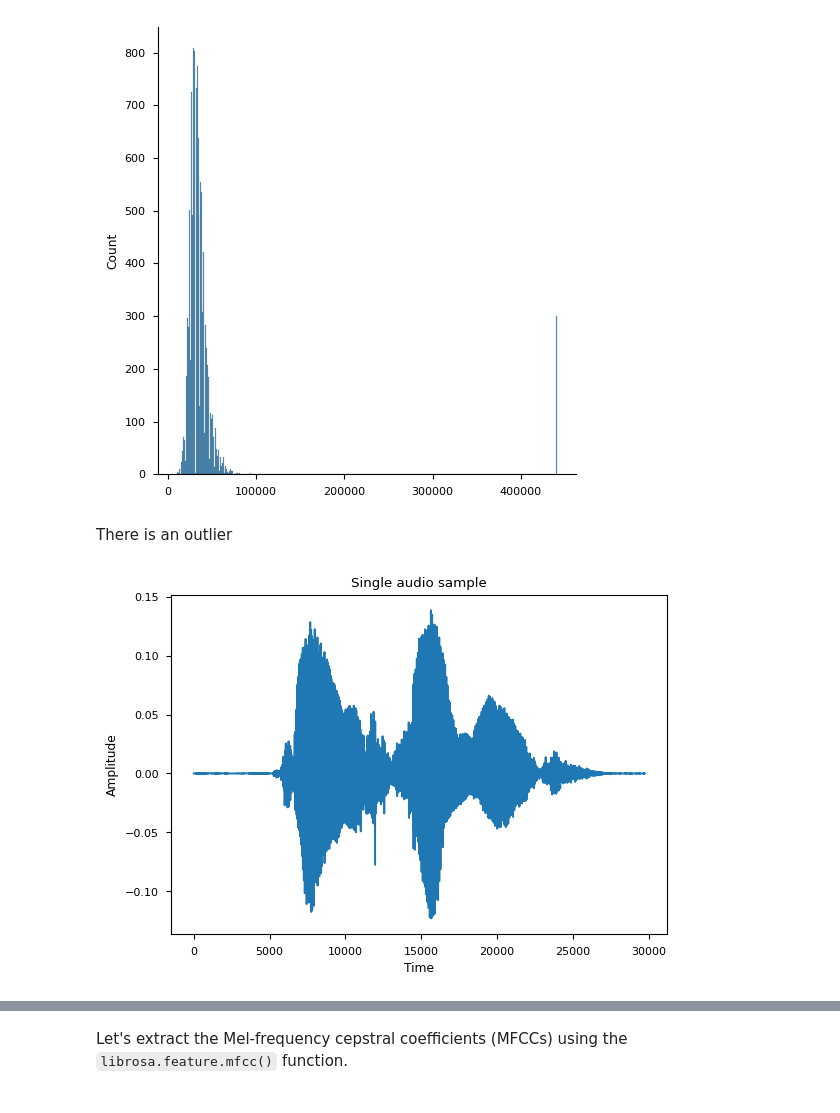
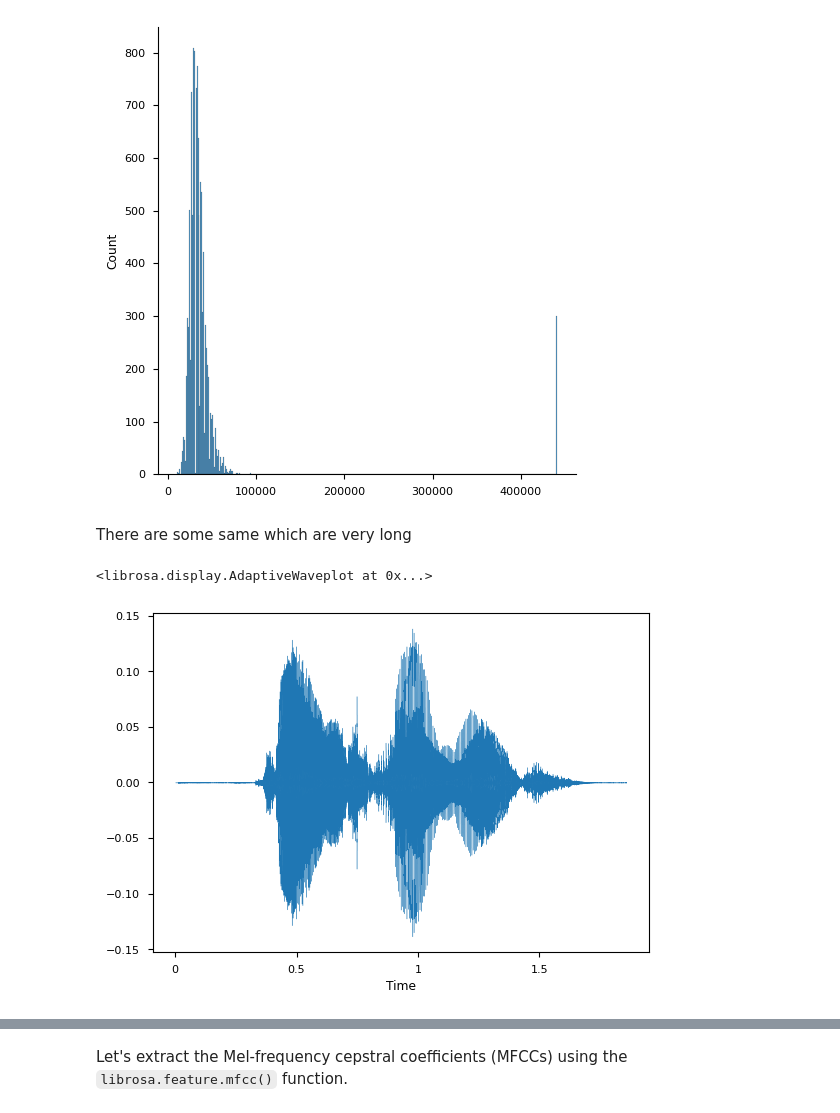
Before and after one commit to Ruglio/DSL-project, a Jupyter notebook: python/code.ipynb, the cells around one changed output, grey strips where cells are left out. Saved outputs shown, nothing was run; the diff lists cells and outputs as text; code cells hidden in the pictures.

```diff
--- a/python/code.ipynb
+++ b/python/code.ipynb
@@ -147,15 +115,12 @@ displot([len(data) for data in df["data"]])
 # %% [output]
 <seaborn.axisgrid.FacetGrid at 0x...>
 [figure]
-# %% [markdown]
-There is an outlier
-# %%
-fig, ax = plt.subplots()
-ax.plot(df_dev["data"][0]) # Plot the first signal
-ax.set_ylabel("Amplitude")
-ax.set_xlabel("Time")
-ax.set_title("Single audio sample")
-plt.show()
-# %% [output]
-[figure, removed]
+# %% [markdown]
+There are some same which are very long
+# %%
+fig, ax = plt.subplots()
+librosa.display.waveshow(df["data"][0], sr=df["rate"][0], ax=ax)
+# %% [output]
+<librosa.display.AdaptiveWaveplot at 0x...>
+[figure, added]
 # %%
```
Also changed, not shown: parts of 50 cells of this notebook, 1 other file.
